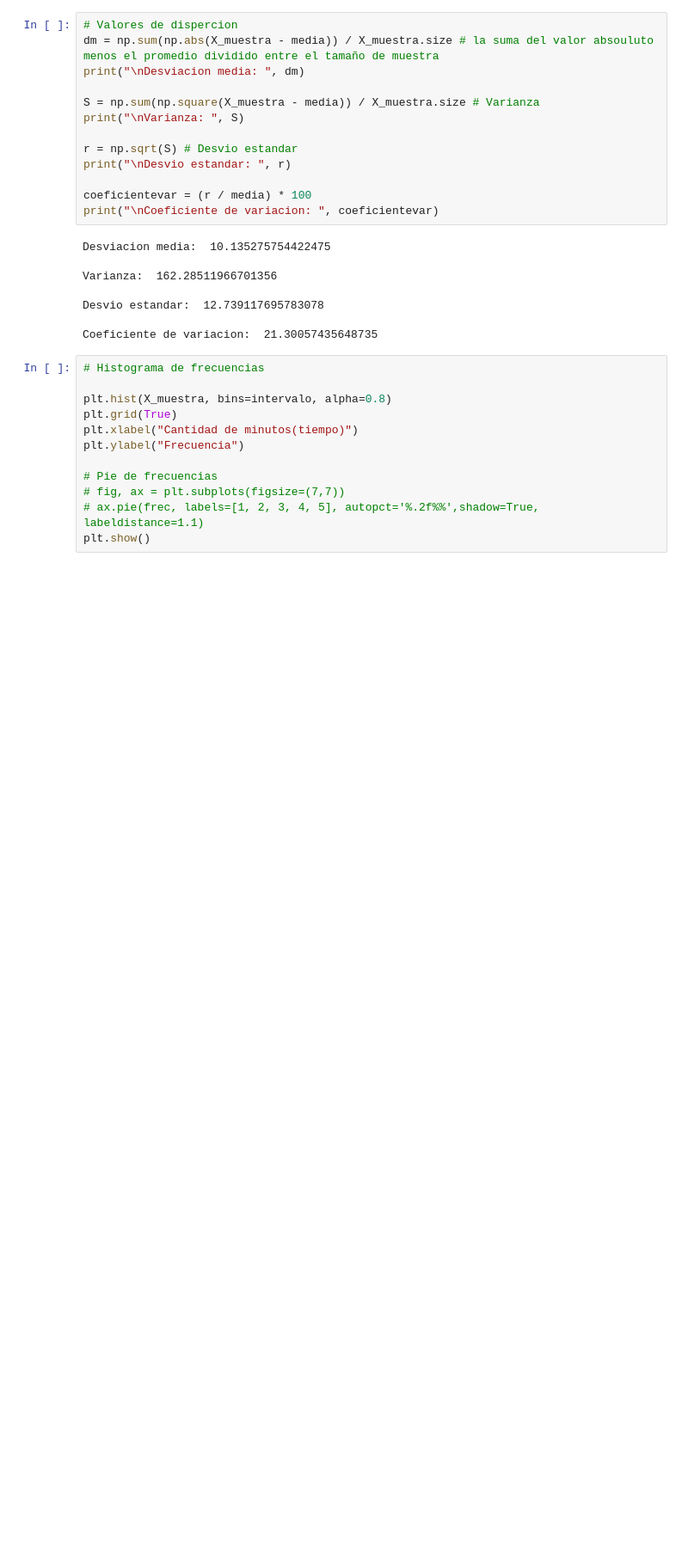
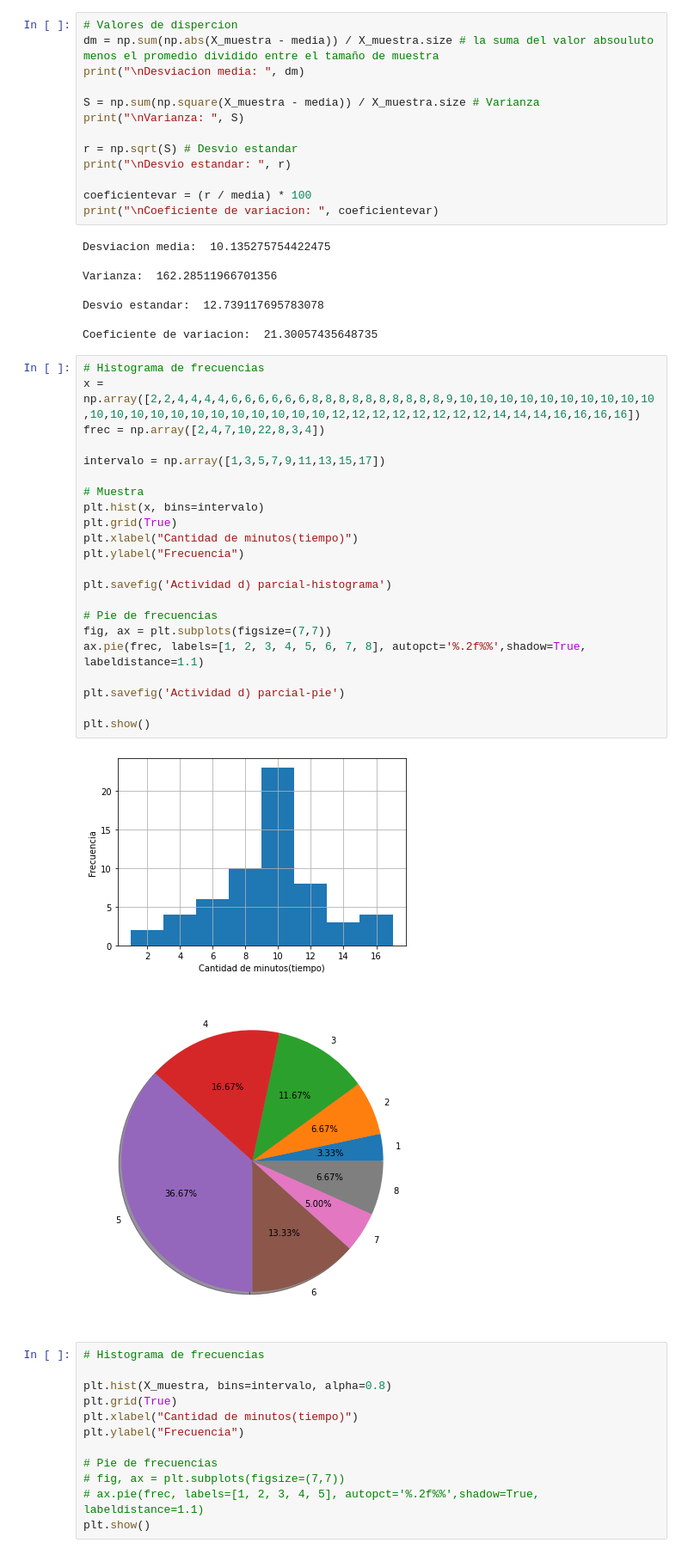
Before and after one commit to matiasvallejosdev/probability-and-statistics, a Jupyter notebook: medidas_posicion_dispersion.ipynb, the cells around one changed output. Shown: that part at 86% size. Cells and saved outputs as stored; diff of their text form; blank space fills up the shorter version.

```diff
--- a/medidas_posicion_dispersion.ipynb
+++ b/medidas_posicion_dispersion.ipynb
@@ -125,6 +125,31 @@ Varianza:  162.28511966701356
 Desvio estandar:  12.739117695783078
 
 Coeficiente de variacion:  21.30057435648735
+# %%
+# Histograma de frecuencias
+x = np.array([2,2,4,4,4,4,6,6,6,6,6,6,8,8,8,8,8,8,8,8,8,8,9,10,10,10,10,10,10,10,10,10,10,10,10,10,10,10,10,10,10,10,10,10,10,12,12,12,12,12,12,12,12,14,14,14,16,16,16,16])
+frec = np.array([2,4,7,10,22,8,3,4])
+
+intervalo = np.array([1,3,5,7,9,11,13,15,17])
+
+# Muestra
+plt.hist(x, bins=intervalo)
+plt.grid(True)
+plt.xlabel("Cantidad de minutos(tiempo)")
+plt.ylabel("Frecuencia")
+
+plt.savefig('Actividad d) parcial-histograma')
+
+# Pie de frecuencias
+fig, ax = plt.subplots(figsize=(7,7))
+ax.pie(frec, labels=[1, 2, 3, 4, 5, 6, 7, 8], autopct='%.2f%%',shadow=True, labeldistance=1.1)
+
+plt.savefig('Actividad d) parcial-pie')
+
+plt.show()
+# %% [output]
+[figure, added]
+[figure, added]
 # %%
 # Histograma de frecuencias
 
```
